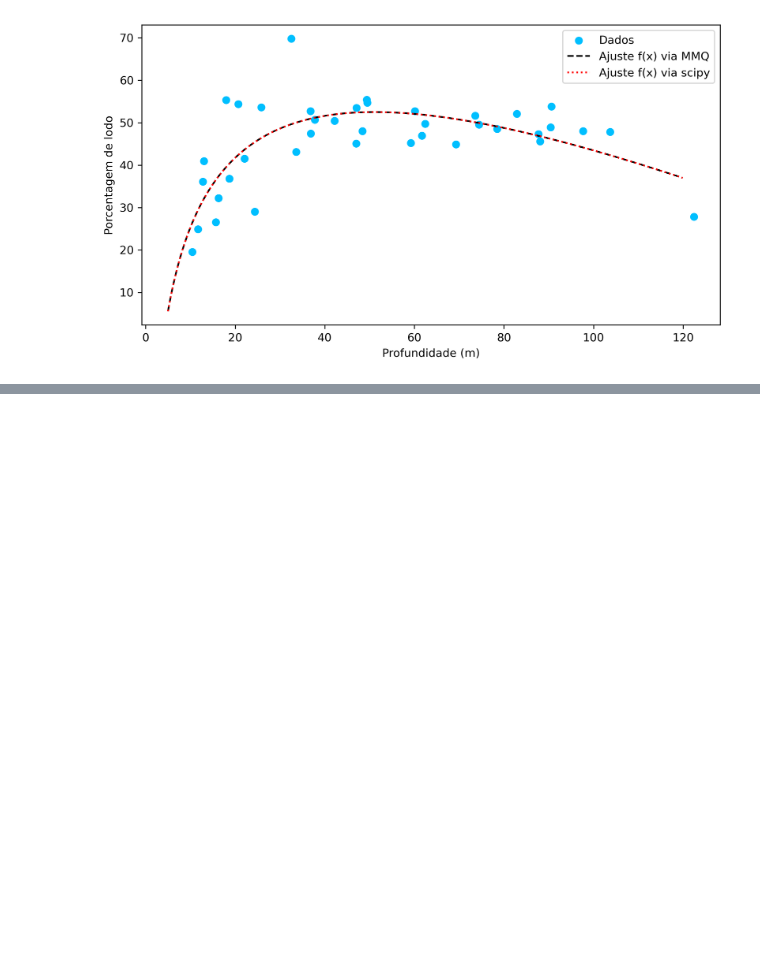
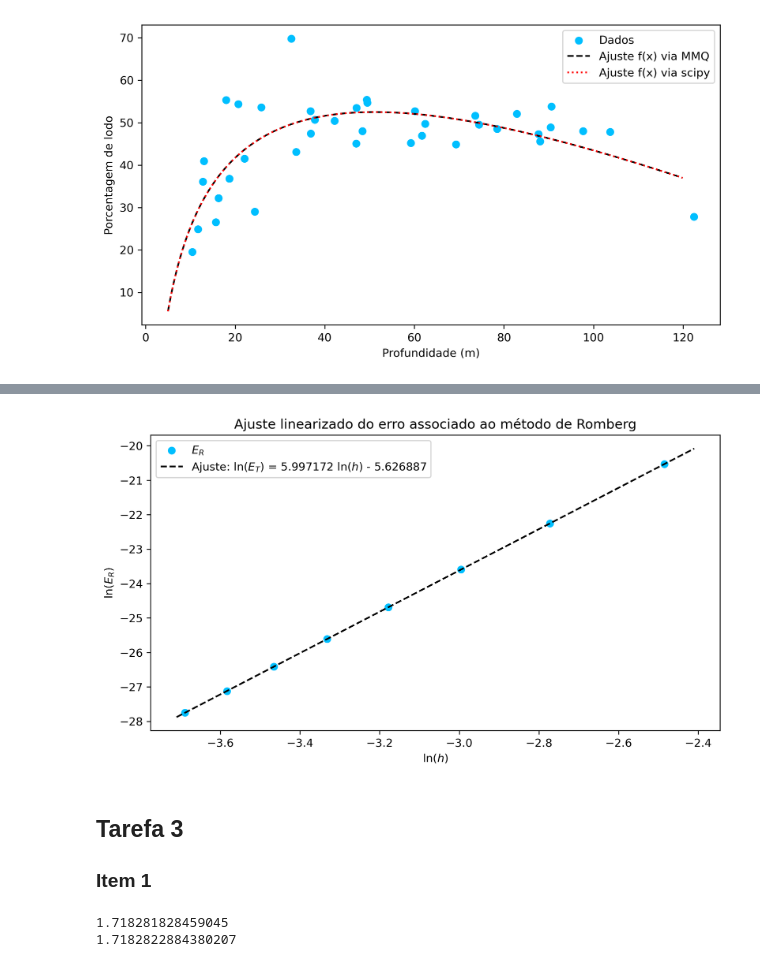
Before and after one commit to viniciusrocca/College_Codes, a Jupyter notebook: Lista2_CalcNum.ipynb, the cells around one changed output, grey strips where cells are left out. Cells and saved outputs as stored; diff of their text form; code cells hidden in the pictures; blank space fills up the shorter version.

```diff
--- a/Lista2_CalcNum.ipynb
+++ b/Lista2_CalcNum.ipynb
@@ -155,0 +392,15 @@ plt.show()
+# %%
+plt.figure(figsize = [9.2,4.9], dpi = 300)
+plt.scatter(log_h,log_E_R, color = 'deepskyblue', label = r'$E_R$')
+x_cont = np.arange(-3.71,-2.4,0.01)
+plt.plot(x_cont,f(x_cont,alphaR,cte_1,x_func), ls = '--', color = 'black', label =  "Ajuste: $\ln(E_T)$ = %.6f $\ln(h)$ - %.6f" % (alphaR[1],abs(alphaR[0])))
+plt.xlabel(r'$\ln(h)$')
+plt.ylabel(r'$\ln(E_R)$')
+plt.title('Ajuste linearizado do erro associado ao método de Romberg')
+plt.legend()
+plt.show()
+# %% [output]
+[figure, added]
+# %% [markdown]
+## Tarefa 3
+### Item 1
@@ -155,0 +419,6 @@ plt.show()
+# %%
+print(np.e-1)
+print(simpson_integral(0,1,12,exp))
+# %% [output]
+1.718281828459045
+1.7182822884380207
```
Also changed, not shown: parts of 32 cells of this notebook.
